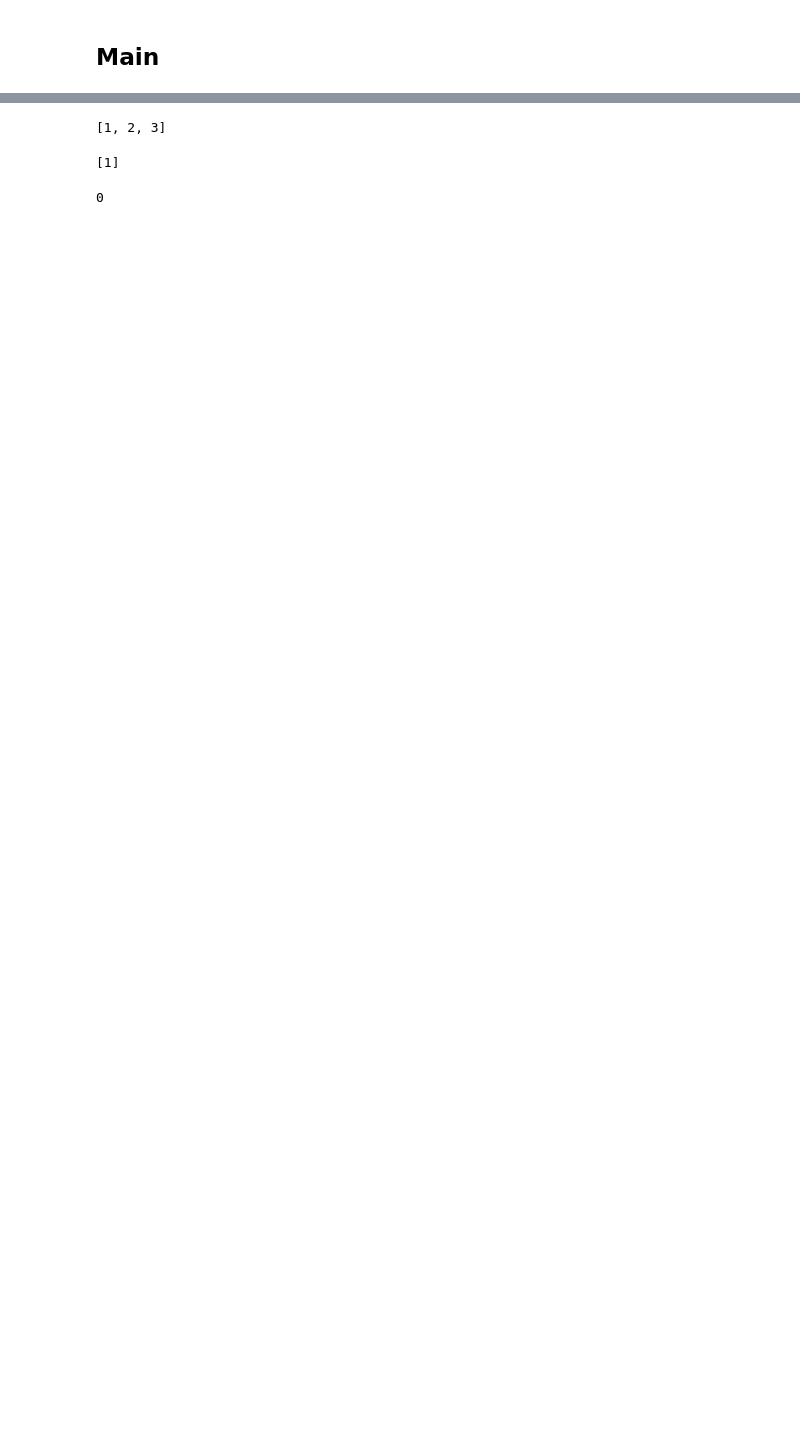
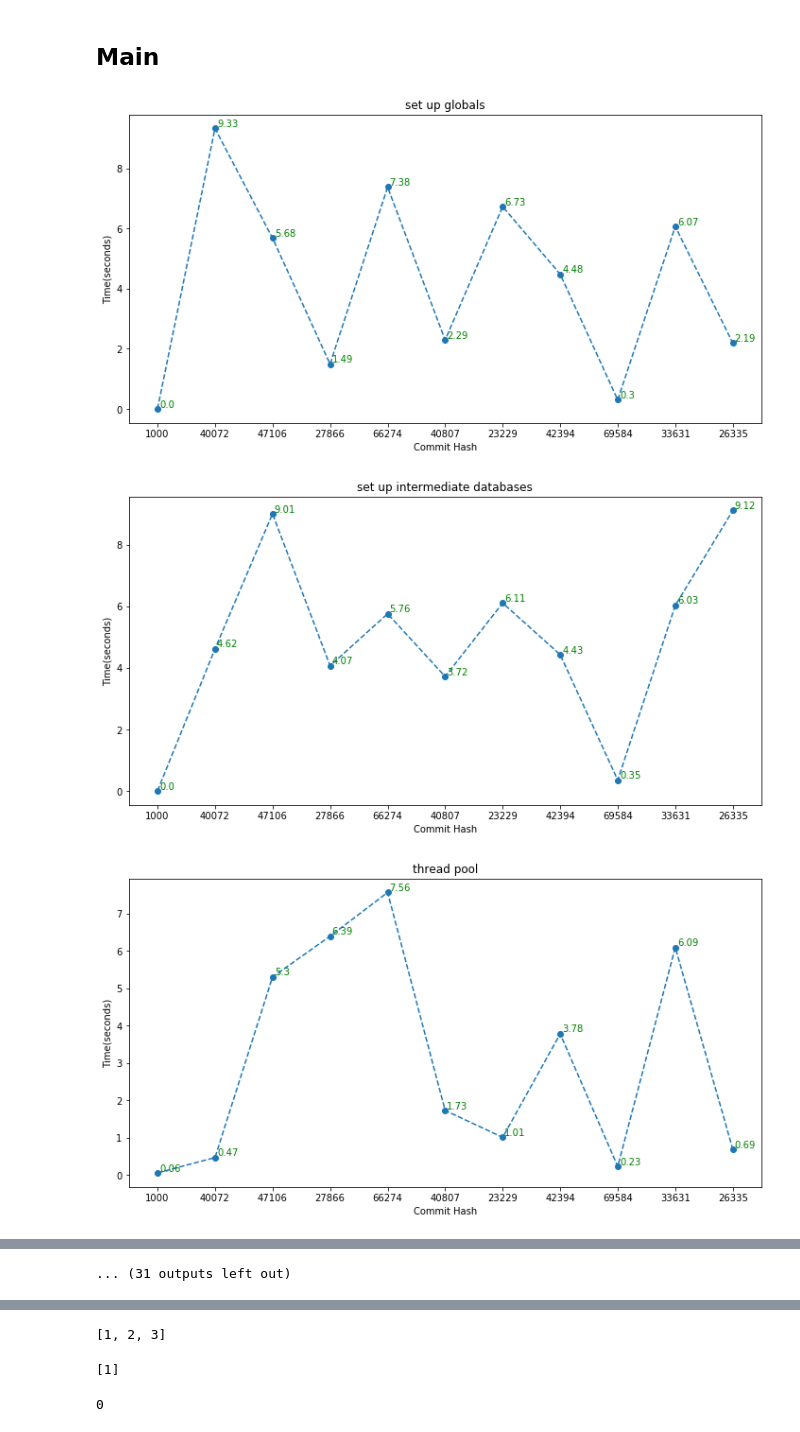
Before and after one commit to Btslade/GUFI, a Jupyter notebook: contrib/performance/graphing.ipynb, the cells around one changed output, grey strips where cells are left out. Cells and saved outputs as stored; diff of their text form; code cells hidden in the pictures; blank space fills up the shorter version.

Commit message:
plot all basic implementation, more graph examples

```diff
--- a/contrib/performance/graphing.ipynb
+++ b/contrib/performance/graphing.ipynb
@@ -53,7 +51,7 @@ def load_and_clean(csv):
 def plot_all(col):
     if col.name == 'Commit':
         return
-    fig, ax = plt.subplots(figsize=(12,4))
+    fig, ax = plt.subplots(figsize=(12,6))
     ax.plot(df['Commit'].values.tolist(), col.values.tolist(), marker='o', linestyle='dashed')
     ax.set_title(f'{col.name}')
     if col.dtype == 'float64':
@@ -148,3 +146,14 @@ text_color = json.loads(parser.get('annotations', 'text_color'))
 default_text_color = parser.get('annotations', 'default_text_color')
 
 #azimuth_list = json.loads(parser.get('azimuth_polar_list', 'azimuth_list'))
+# %%
+
+for i in df.columns:
+    plot_all(df[i])
+#while i < len(df.columns):
+#    plot_all(df[i])
+#    i = i + 1
+# %% [output]
+[figure, added]
+[figure, added]
+[figure, added]
@@ -151,3 +169,4 @@ default_text_color = parser.get('annotations', 'default_text_color')
+... (31 outputs left out)
 # %%
 df = load_and_clean(path_to_csv)
 generate_graph(df, columns_to_plot, line_colors, graph_title, dimensions, line_type, marker, x_label, y_label, annotations, offset, text_color, default_text_color, png)
```
Also changed, not shown: parts of 3 cells of this notebook, 5 other files.
